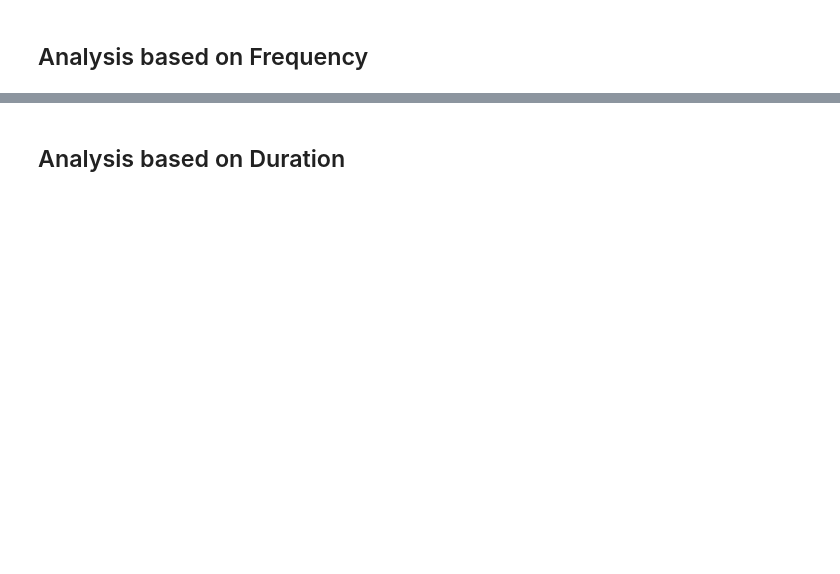
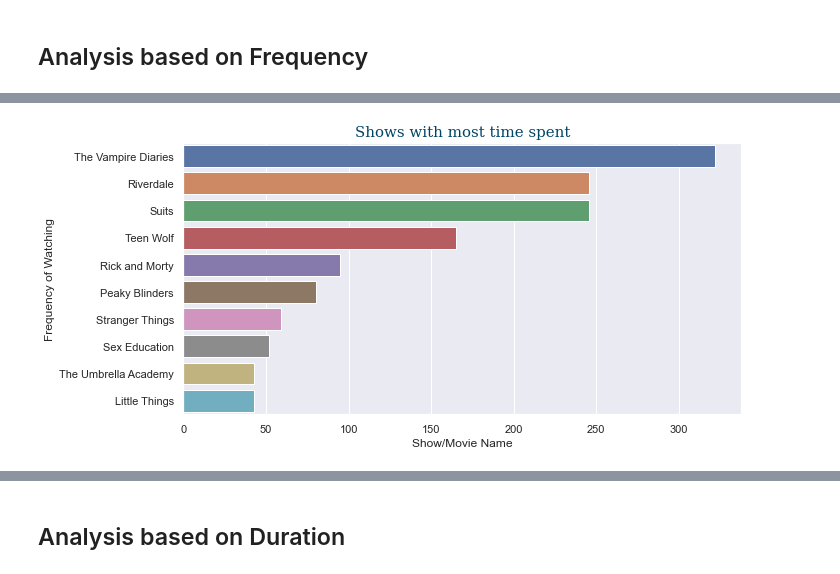
Before and after one commit to iamkish0re/Netflix_Analysis, a Jupyter notebook: Netflix_Analysis.ipynb, the cells around one changed output, grey strips where cells are left out. Cells and saved outputs as stored; diff of their text form; code cells hidden in the pictures; blank space fills up the shorter version.

```diff
--- a/Netflix_Analysis.ipynb
+++ b/Netflix_Analysis.ipynb
@@ -121,11 +158,12 @@ plt.show()
 # %%
-plt.figure(figsize=(10,5))
+plt.figure(figsize = figsize_tuple)
 ax = sns.barplot(y = df_my_activity['Show_name'].sort_values(ascending=True).value_counts().index[:10],
                  x = df_my_activity['Show_name'].sort_values(ascending=True).value_counts()[:10])
-plt.title("Shows with most time spent")
+plt.title("Shows with most time spent", fontdict=font)
 plt.xlabel("Show/Movie Name")
 plt.ylabel("Frequency of Watching")
 loc, labels = plt.xticks()
-# ax.set_xticklabels(labels, rotation=45)
 plt.show()
+# %% [output]
+[figure, added]
 # %%
```
Also changed, not shown: parts of 18 cells of this notebook.
